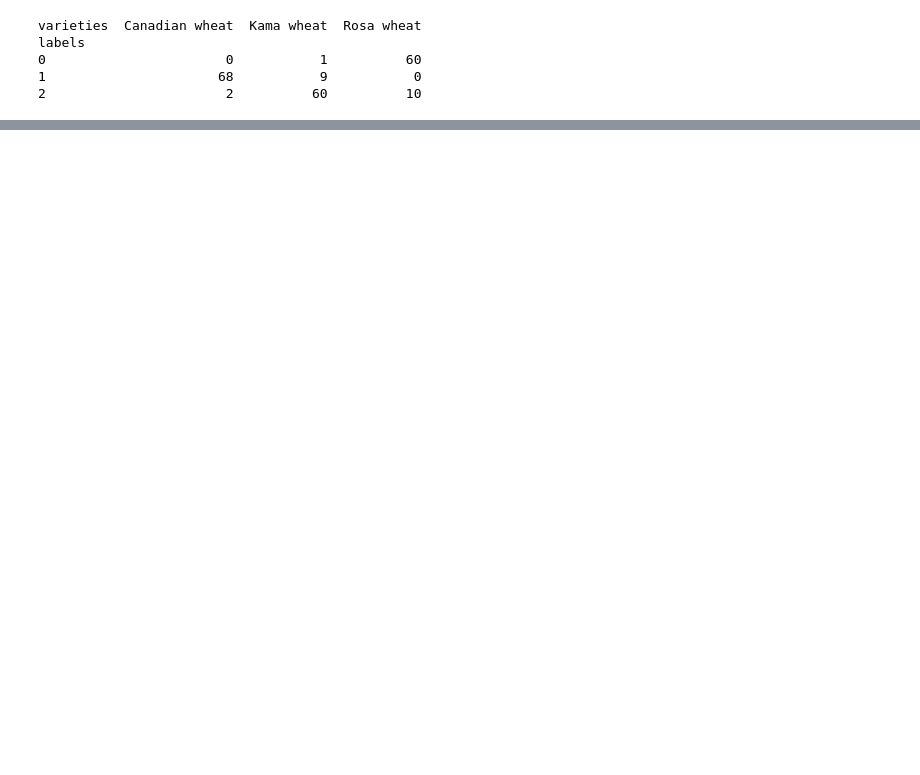
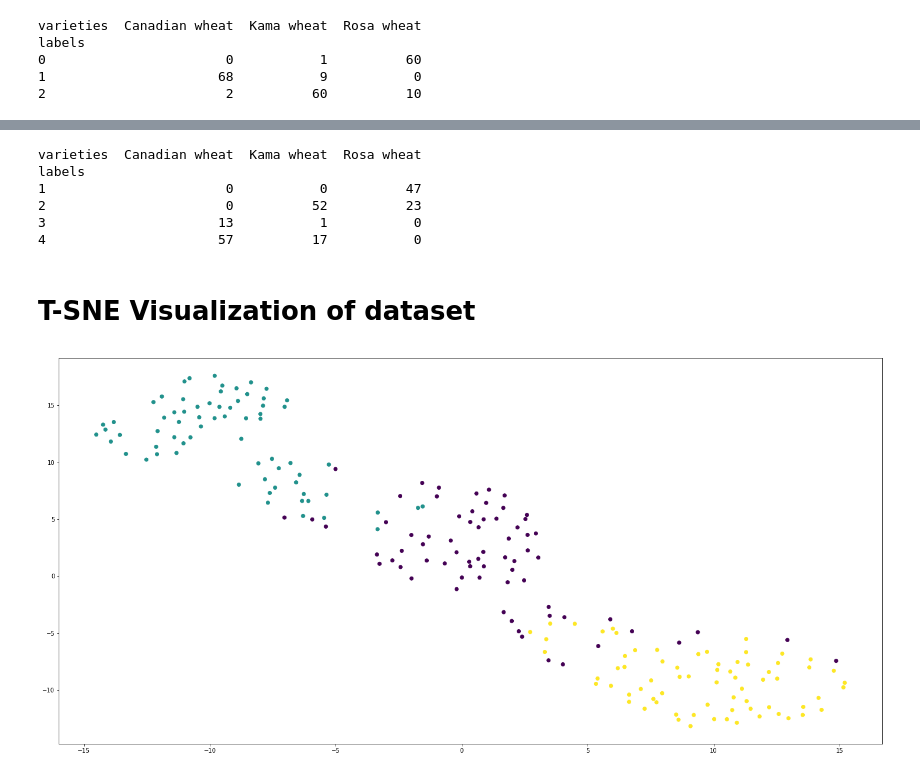
Before and after one commit to royadityak/PrescriptiveAnalytics, a Jupyter notebook: UnsupervisedLearning/KMeansClustering_Grains.ipynb, the cells around one changed output, grey strips where cells are left out. Saved outputs shown, nothing was run; the diff lists cells and outputs as text; code cells hidden in the pictures; blank space fills up the shorter version.

```diff
--- a/UnsupervisedLearning/KMeansClustering_Grains.ipynb
+++ b/UnsupervisedLearning/KMeansClustering_Grains.ipynb
@@ -45,0 +66,33 @@ labels
+# %%
+labels = fcluster(mergings, 6, criterion='distance')
+
+# DataFrame with labels and varieties as columns
+df = pd.DataFrame({'labels': labels, 'varieties': varieties})
+
+# Creating a crosstab to count the number of times each grain variety coincides with each cluster label
+ct = pd.crosstab(df['labels'], df['varieties'])
+
+# Printing ct
+print(ct)
+# %% [output]
+varieties  Canadian wheat  Kama wheat  Rosa wheat
+labels
+1                       0           0          47
+2                       0          52          23
+3                      13           1           0
+4                      57          17           0
+# %% [markdown]
+# T-SNE Visualization of dataset
+# %%
+
+model = TSNE(learning_rate = 200) #Instantiating a TSNE with learning rate of 200
+tsne_features = model.fit_transform(grain_samples)
+
+xs = tsne_features[:,0] #0th feature
+ys = tsne_features[:,1] #1st feature
+
+# Scatter plot, coloring by variety_numbers
+plt.scatter(xs, ys, c= variety_numbers)
+plt.show()
+# %% [output]
+[figure, added]
```
Also changed, not shown: parts of 6 cells of this notebook.
